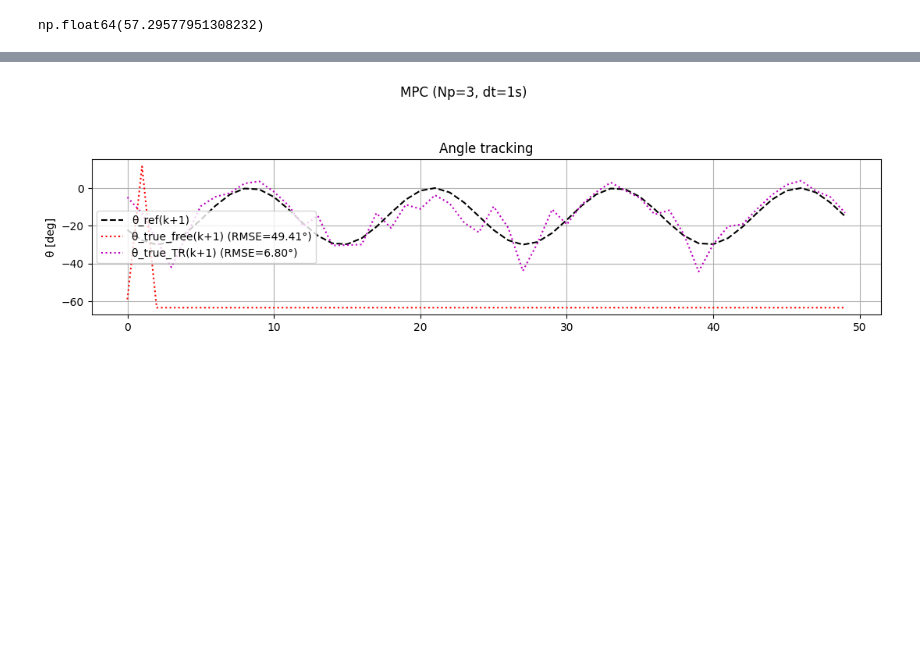
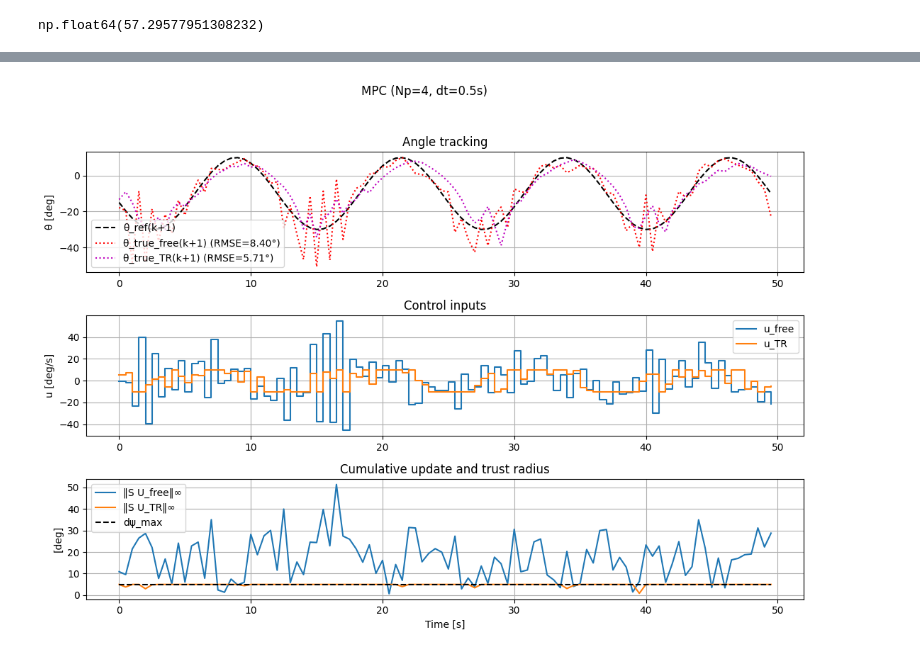
Before and after one commit to jhiltonjones/road_to_paper, a Jupyter notebook: mpc_controller.ipynb, the cells around one changed output, grey strips where cells are left out. Cells and saved outputs as stored; diff of their text form; code cells hidden in the pictures; blank space fills up the shorter version.

Commit message:
implemented and compared pd controller and mpc controller

```diff
--- a/mpc_controller.ipynb
+++ b/mpc_controller.ipynb
@@ -1734,19 +1392,19 @@ def mpc_compare_logged2(ref, T, dt, p_vec, *,
 p_vec = np.array([LENGTH, 0.18, 0.0])
 A_deg = np.deg2rad(15)
 f_hz = 0.08
-offset_deg = np.deg2rad(-15.0)
+offset_deg = np.deg2rad(0.0)
 phase_deg = 0.0
 time = 50.0
 dt = 1
 Np = 3
-ref = make_ref_sine(A_deg, f_hz, offset_deg, phase_deg)
+ref_sine = make_ref_sine(A_deg, f_hz, offset_deg, phase_deg)
 t = np.arange(0.0, time+dt, dt)
-theta = np.array([ref(test)[0] for test in t])
-theta_dot = np.array([ref(test)[1] for test in t])
+theta_ref = np.array([ref_sine(test)[0] for test in t])
+theta_dot = np.array([ref_sine(test)[1] for test in t])
 
 
 plt.figure()
-plt.plot(t, np.rad2deg(theta), label="Reference Trajectory")
+plt.plot(t, np.rad2deg(theta_ref), label="Reference Trajectory")
 # plt.plot(t, np.rad2deg(theta_dot), label="Derivative of Trajectory")
 plt.xlabel("Time")
 plt.ylabel("Theta")
@@ -2103,2 +1985,5 @@ def mpc_compare_logged3(ref, T, dt, p_vec, *,
 # %%
-dt=1
+dt=0.5
+error_threshold = np.inf
+eps_theta_deg=25.0
+sigma_theta_meas_deg=0
@@ -2127,22 +2086,54 @@ plt.show()
+# %%
+dt=.5
+error_threshold = np.inf
+eps_theta_deg=10.0
+sigma_theta_meas_deg=5
 # %%
-log = mpc_compare_logged2(ref, T=time, dt=dt, p_vec=p_vec,
-                         Np=3, w_th=100.0, w_u=1.0,
-                         psi0_rad=np.deg2rad(0), J_min=1e-5,
-                         s_steps=10, eps_theta_deg=0.5,sigma_theta_meas_deg=5)
+
+log = mpc_compare_logged3(ref_sine, T=time, dt=dt, p_vec=p_vec,
+                          Np=4, w_th=10.0, w_u=1.0,
+                          psi0_rad=np.deg2rad(-20), J_min=1e-5,
+                          s_steps=10, eps_theta_deg=eps_theta_deg, sigma_theta_meas_deg=sigma_theta_meas_deg,error_threshold=error_threshold)
+
 t = log["t"]
+qs = log.get("qp_status", np.zeros_like(t))
+qs = np.asarray(qs).astype(bool)
+qs = qs[:len(t)]
+mask = qs
+
 plt.figure(figsize=(11,8))
 plt.suptitle(f"MPC (Np={int(log['Np'])}, dt={log['dt']:.3g}s)")
+
 ax1 = plt.subplot(3,1,1)
 ax1.plot(t, log["theta_ref_deg"], "k--", label="θ_ref(k+1)")
+ax1.plot(t, log["theta_true_next_free_deg"], "r:", label=f"θ_true_free(k+1) (RMSE={log['rmse_traj_free_deg']:.2f}°)")
+ax1.plot(t, log["theta_true_next_tr_deg"],  "m:", label=f"θ_true_TR(k+1) (RMSE={log['rmse_traj_tr_deg']:.2f}°)")
 # ax1.plot(t, log["theta_pred_free_k1_deg"],       label="θ̂_free(k+1)")
-ax1.plot(t, log["theta_true_next_free_deg"], "r:", label=f"θ_true_free(k+1) (RMSE={log['rmse_traj_free_deg']:.2f}°)")
 # ax1.plot(t, log["theta_pred_tr_k1_deg"],         label="θ̂_TR(k+1)")
-ax1.plot(t, log["theta_true_next_tr_deg"],  "m:", label=f"θ_true_TR(k+1) (RMSE={log['rmse_traj_tr_deg']:.2f}°)")
+if np.any(mask):
+    ax1.scatter(t[mask], log["theta_true_next_tr_deg"][mask],
+                marker="x", s=80, c="red", label="QP infeasible")
+    for tk in t[mask]:
+        ax1.axvspan(tk-0.5*dt, tk+0.5*dt, color="red", alpha=0.12)
+
 ax1.set_title("Angle tracking"); ax1.set_ylabel("θ [deg]")
-ax1.legend()
-ax1.grid(True)
+ax1.legend(); ax1.grid(True)
+
+ax2 = plt.subplot(3,1,2, sharex=ax1)
+ax2.step(t, log["u_free_deg_s"], where="post", label="u_free")
+ax2.step(t, log["u_tr_deg_s"],   where="post", label="u_TR")
+ax2.set_title("Control inputs"); ax2.set_ylabel("u [deg/s]")
+ax2.grid(True); ax2.legend()
+
+ax3 = plt.subplot(3,1,3, sharex=ax1)
+ax3.plot(t, log["viol_free_deg"], label="‖S U_free‖∞")
+ax3.plot(t, log["viol_tr_deg"],   label="‖S U_TR‖∞")
+ax3.plot(t, log["dpsi_max_deg"],  "k--", label="dψ_max")
+ax3.set_title("Cumulative update and trust radius")
+ax3.set_xlabel("Time [s]"); ax3.set_ylabel("[deg]")
+ax3.legend(); ax3.grid(True)
 
 plt.tight_layout(rect=[0,0,1,0.95])
 plt.show()
 # %% [output]
-[figure, old version]
+[figure, new version]
```
Also changed, not shown: parts of 36 cells of this notebook, 1 other file.
